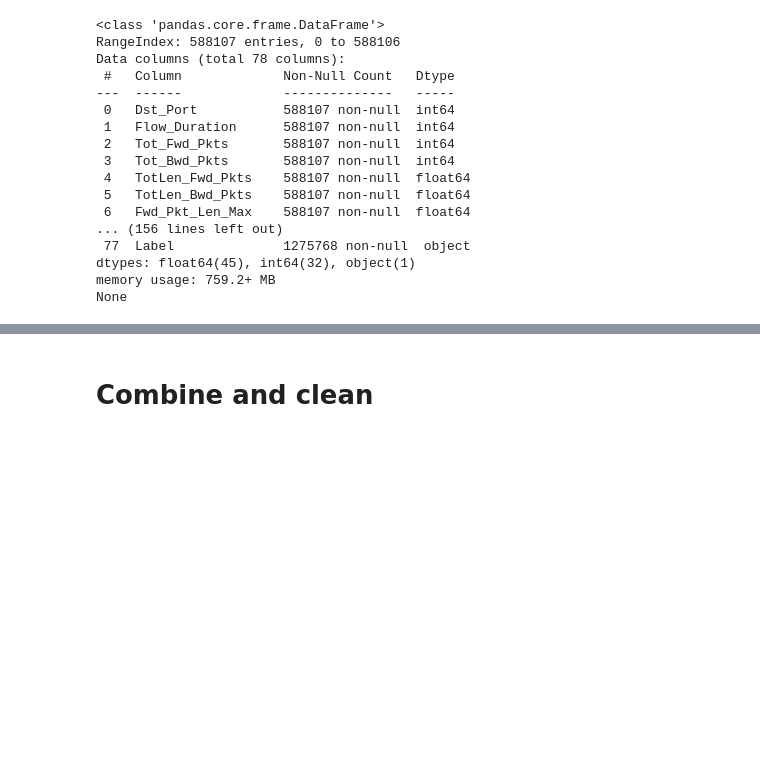
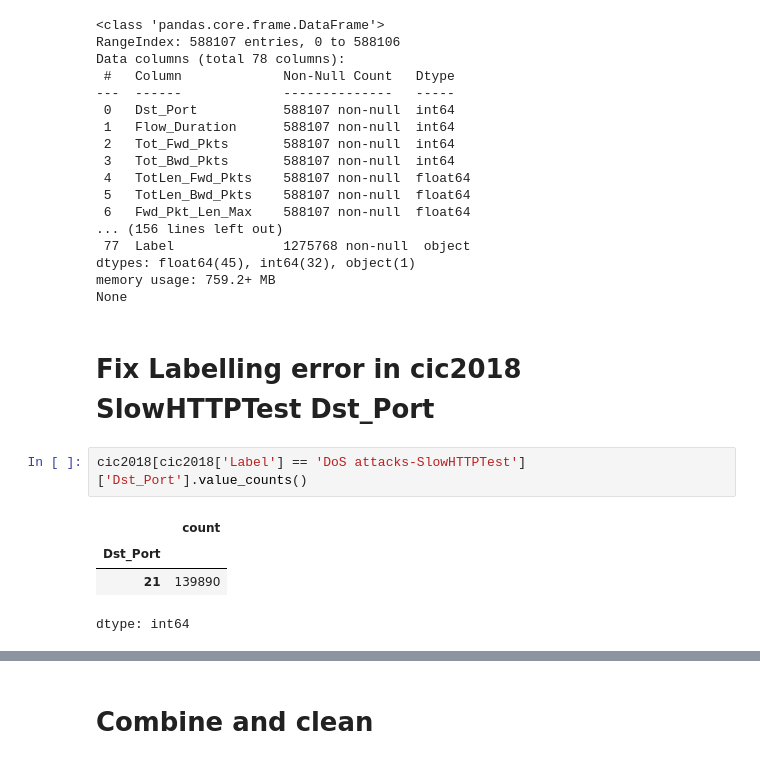
Before and after one commit to Mc4minta/AIB5-PcapAttackClassifier, a Jupyter notebook: DataProcessing/ProcessTrainSetCombiningCIC1718.ipynb, the cells around one changed output, grey strips where cells are left out. Saved outputs shown, nothing was run; the diff lists cells and outputs as text; blank space fills up the shorter version.

```diff
--- a/DataProcessing/ProcessTrainSetCombiningCIC1718.ipynb
+++ b/DataProcessing/ProcessTrainSetCombiningCIC1718.ipynb
@@ -347,3 +347,12 @@ Data columns (total 78 columns):
 dtypes: float64(45), int64(32), object(1)
 memory usage: 759.2+ MB
 None
+# %% [markdown]
+# Fix Labelling error in cic2018 SlowHTTPTest Dst_Port
+# %%
+cic2018[cic2018['Label'] == 'DoS attacks-SlowHTTPTest']['Dst_Port'].value_counts()
+# %% [output]
+|  | count |
+| Dst_Port |  |
+| 21 | 139890 |
+dtype: int64
```
Also changed, not shown: parts of 4 cells of this notebook.
